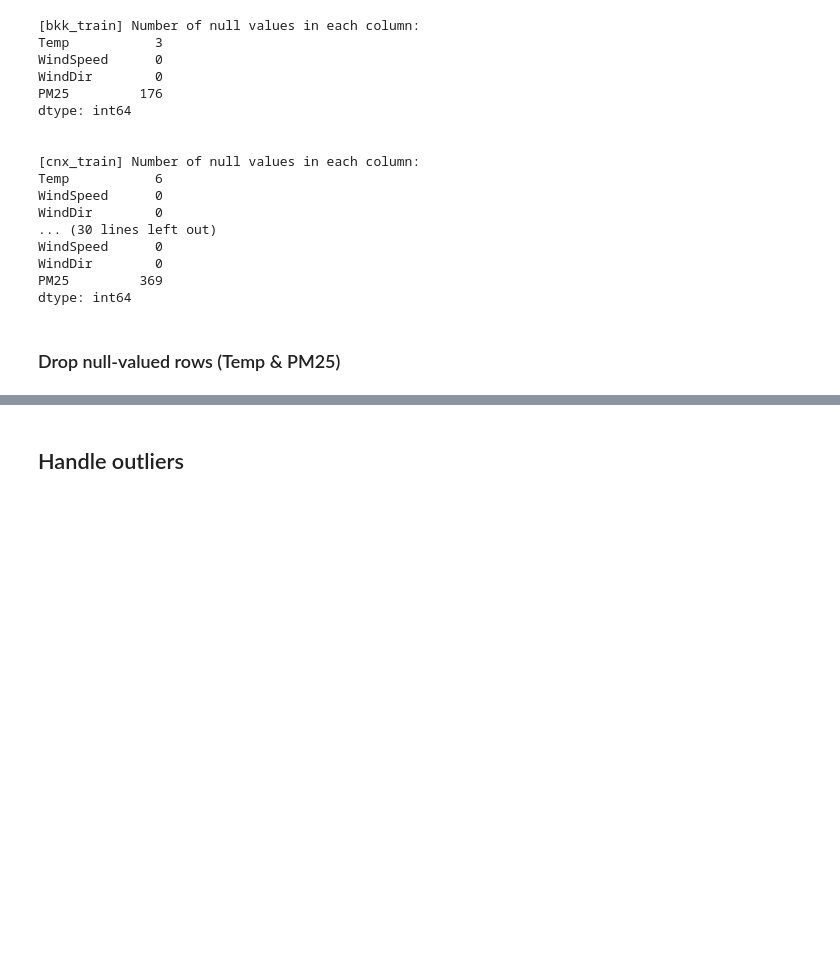
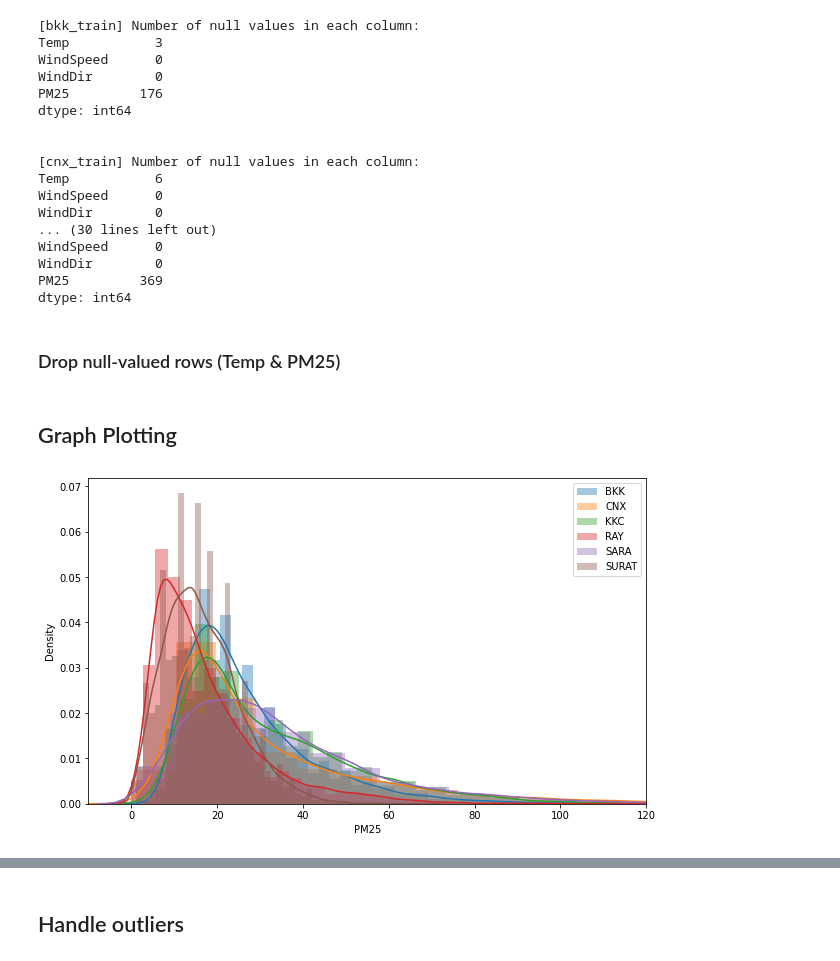
Before and after one commit to One-Night-Miracle/Data-Science-Project1-2021-2-PM2.5-Kaggle, a Jupyter notebook: project_nb.ipynb, the cells around one changed output, grey strips where cells are left out. Cells and saved outputs as stored; diff of their text form; code cells hidden in the pictures; blank space fills up the shorter version.

```diff
--- a/project_nb.ipynb
+++ b/project_nb.ipynb
@@ -274,0 +293,25 @@ surat_train.dropna(subset=['Temp','PM25'],inplace=True)
+# %% [markdown]
+## Graph Plotting
+# %%
+import matplotlib.pyplot as plt
+import seaborn as sns
+
+from scipy.stats import kurtosis, skew
+
+import warnings
+warnings.simplefilter(action='ignore', category=FutureWarning)
+
+%matplotlib inline
+plt.rcParams["figure.figsize"] = (10, 6)
+# %%
+def multiDisplot(dataset, col, hist=False, xlim=None):
+  for prov, _ in dataset.items():
+    sns.distplot(dataset[prov][col], hist=hist, label=prov)
+    # print(f"{prov} {col}={dataset[prov][col].mean()}")
+  plt.xlim(xlim)
+  plt.legend()
+  plt.show()
+# %%
+multiDisplot(train_set, 'PM25', xlim=(-10, 120), hist=True)
+# %% [output]
+[figure, added]
```
Also changed, not shown: parts of 41 cells of this notebook.
